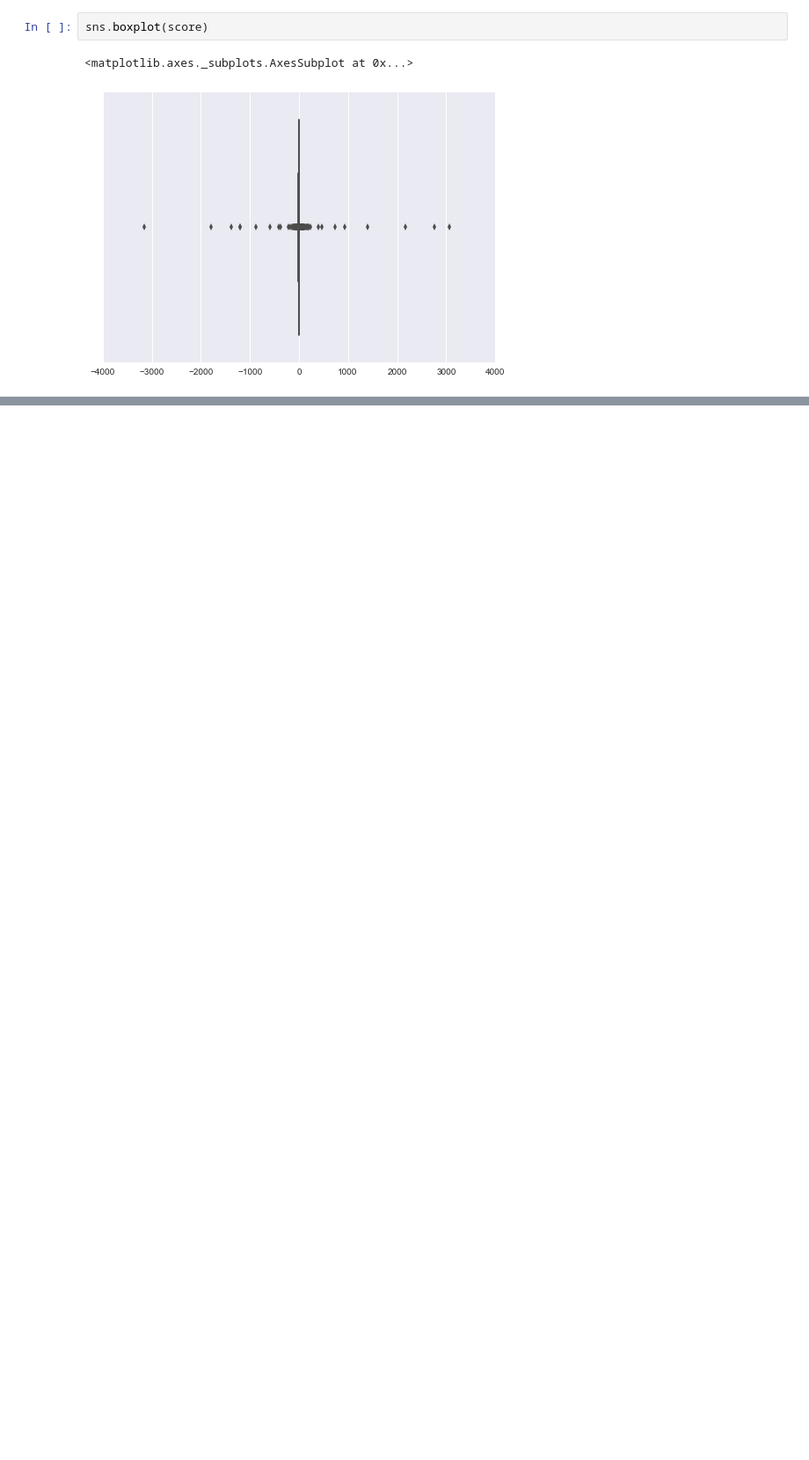
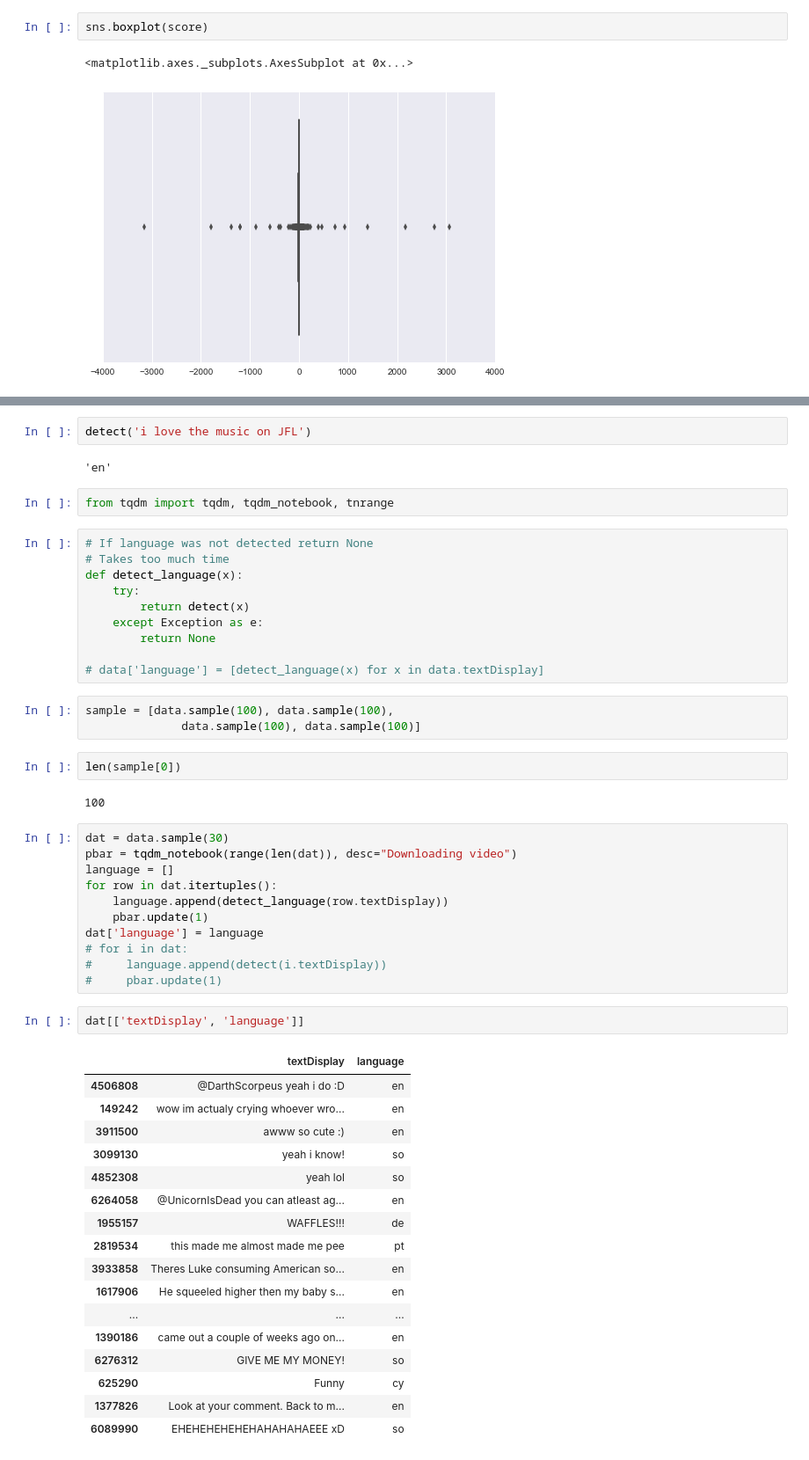
Before and after one commit to papapana/data_science, a Jupyter notebook: youtube_comedy_slam/notebooks/Youtube Data Exploration.ipynb, the cells around one changed output, grey strips where cells are left out. Shown at 88% size. Cells and saved outputs as stored; diff of their text form; blank space fills up the shorter version.

Commit message:
Add notebooks experimental procedures before changing them

```diff
--- a/youtube_comedy_slam/notebooks/Youtube Data Exploration.ipynb
+++ b/youtube_comedy_slam/notebooks/Youtube Data Exploration.ipynb
@@ -358,0 +353,54 @@ data.head(10)
+# %%
+detect('i love the music on JFL﻿')
+# %% [output]
+'en'
+# %%
+from tqdm import tqdm, tqdm_notebook, tnrange
+# %%
+# If language was not detected return None
+# Takes too much time
+def detect_language(x):
+    try:
+        return detect(x)
+    except Exception as e:
+        return None
+
+# data['language'] = [detect_language(x) for x in data.textDisplay]
+# %%
+sample = [data.sample(100), data.sample(100),
+              data.sample(100), data.sample(100)]
+# %%
+len(sample[0])
+# %% [output]
+100
+# %%
+dat = data.sample(30)
+pbar = tqdm_notebook(range(len(dat)), desc="Downloading video")
+language = []
+for row in dat.itertuples():
+    language.append(detect_language(row.textDisplay))
+    pbar.update(1)
+dat['language'] = language
+# for i in dat:
+#     language.append(detect(i.textDisplay))
+#     pbar.update(1)
+# %%
+dat[['textDisplay', 'language']]
+# %% [output]
+|  | textDisplay | language |
+| 4506808 | @DarthScorpeus yeah i do :D﻿ | en |
+| 149242 | wow im actualy crying whoever wro... | en |
+| 3911500 | awww so cute :)﻿ | en |
+| 3099130 | yeah i know!﻿ | so |
+| 4852308 | yeah lol | so |
+| 6264058 | @UnicornIsDead you can atleast ag... | en |
+| 1955157 | WAFFLES!!!﻿ | de |
+| 2819534 | this made me almost made me pee﻿ | pt |
+| 3933858 | Theres Luke consuming American so... | en |
+| 1617906 | He squeeled higher then my baby s... | en |
+| ... | ... | ... |
+| 1390186 | came out a couple of weeks ago on... | en |
+| 6276312 | GIVE ME MY MONEY!﻿ | so |
+| 625290 | Funny﻿ | cy |
+| 1377826 | Look at your comment. Back to﻿﻿ m... | en |
+| 6089990 | EHEHEHEHEHEHAHAHAHAEEE xD﻿ | so |
```
Also changed, not shown: parts of 15 cells of this notebook, 2 other files.
